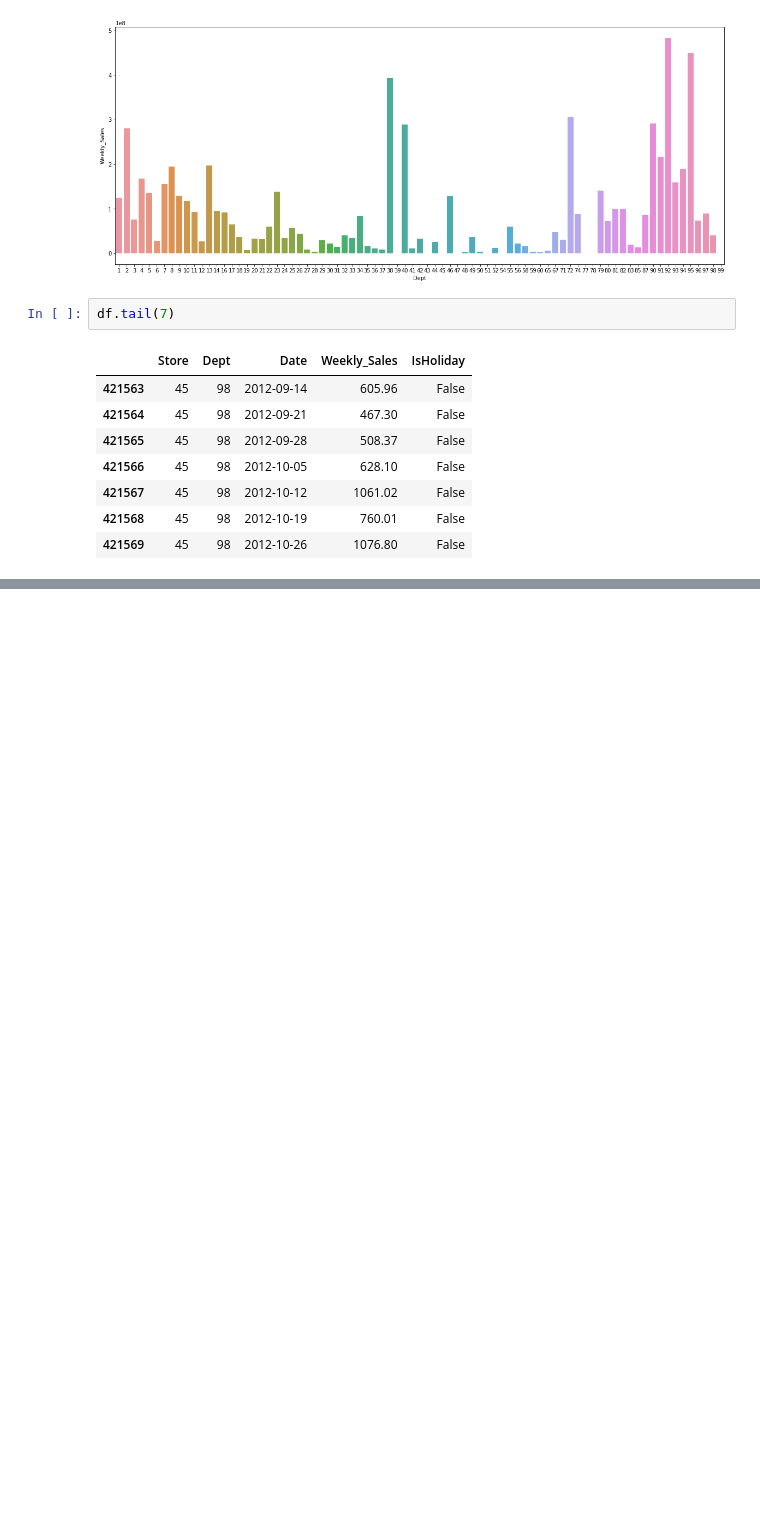
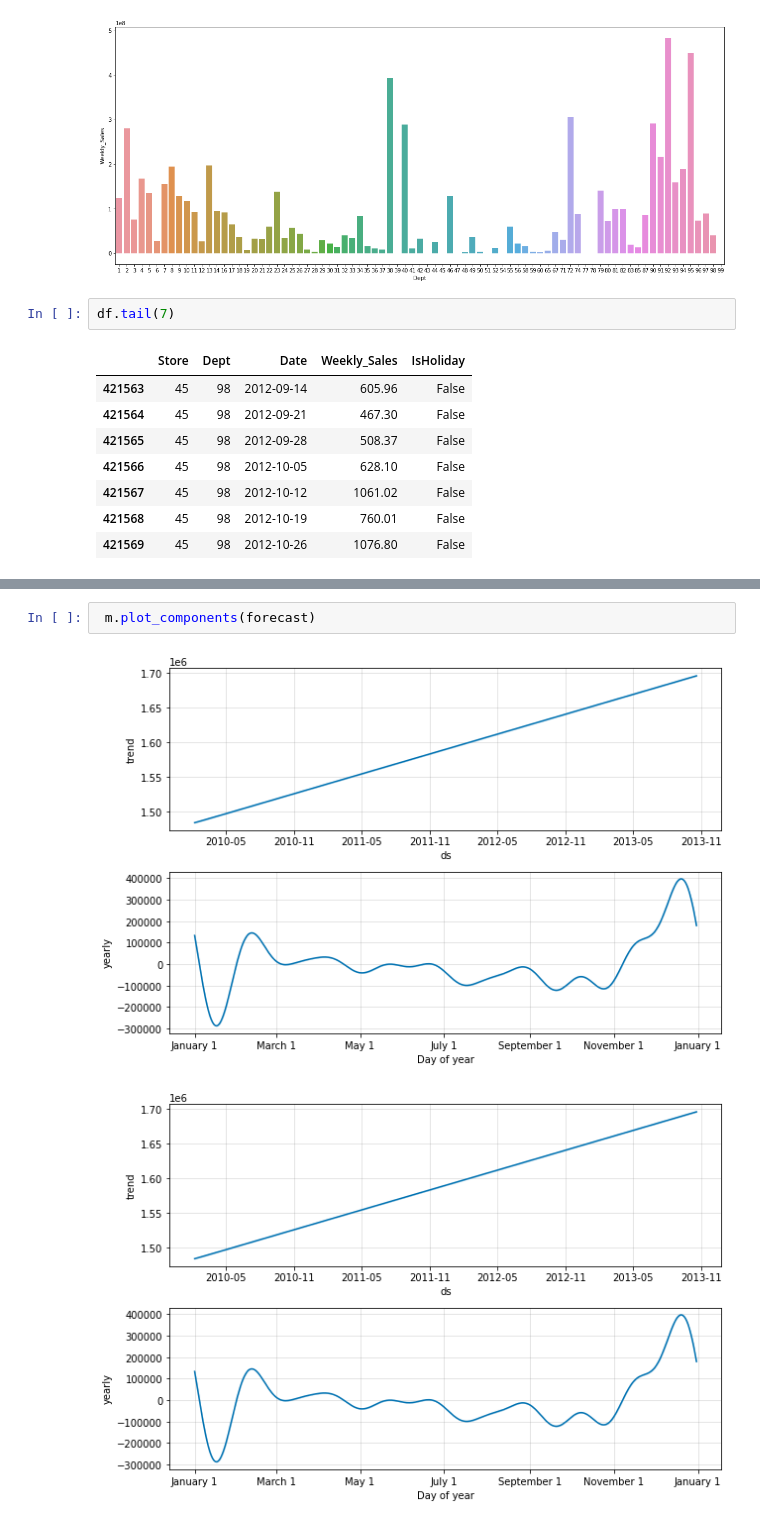
Before and after one commit to naokityokoyama/infnet, a Jupyter notebook: infnet_projeto_final.ipynb, the cells around one changed output, grey strips where cells are left out. Drawn from its saved outputs; the diff is of its cells as text; blank space fills up the shorter version.

```diff
--- a/infnet_projeto_final.ipynb
+++ b/infnet_projeto_final.ipynb
@@ -334,0 +479,5 @@ df.tail(7)
+# %%
+ m.plot_components(forecast)
+# %% [output]
+[figure, added]
+[figure, added]
```
Also changed, not shown: parts of 36 cells of this notebook.
